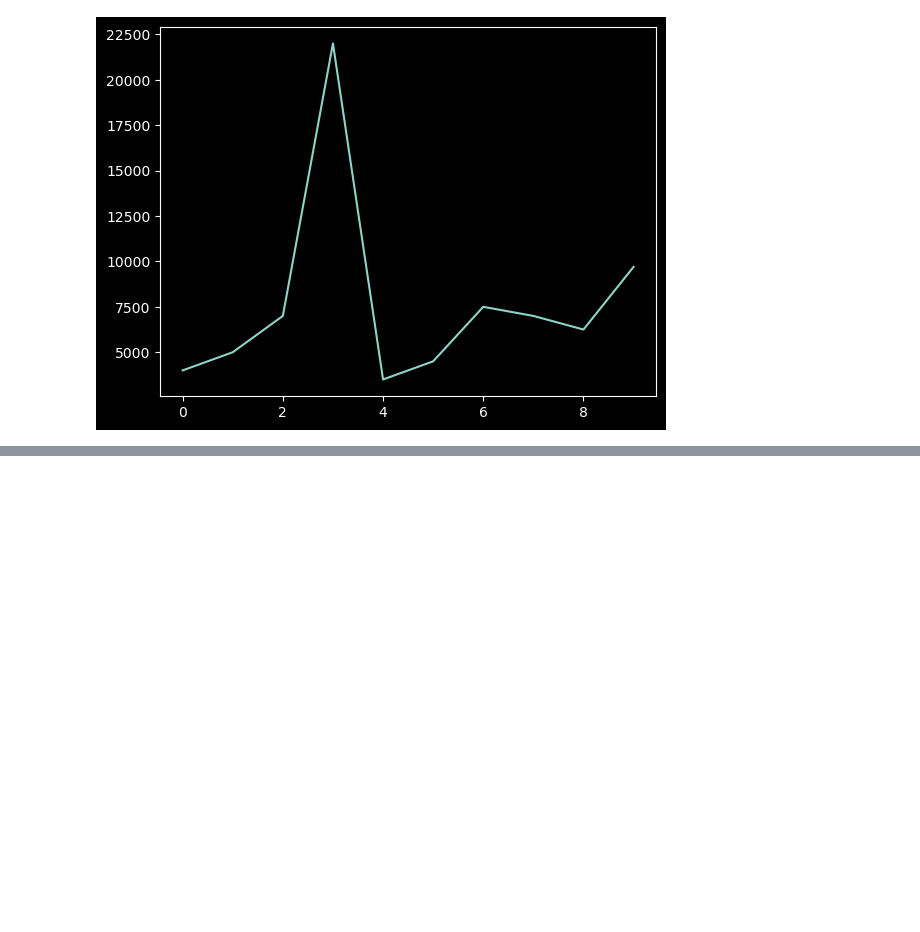
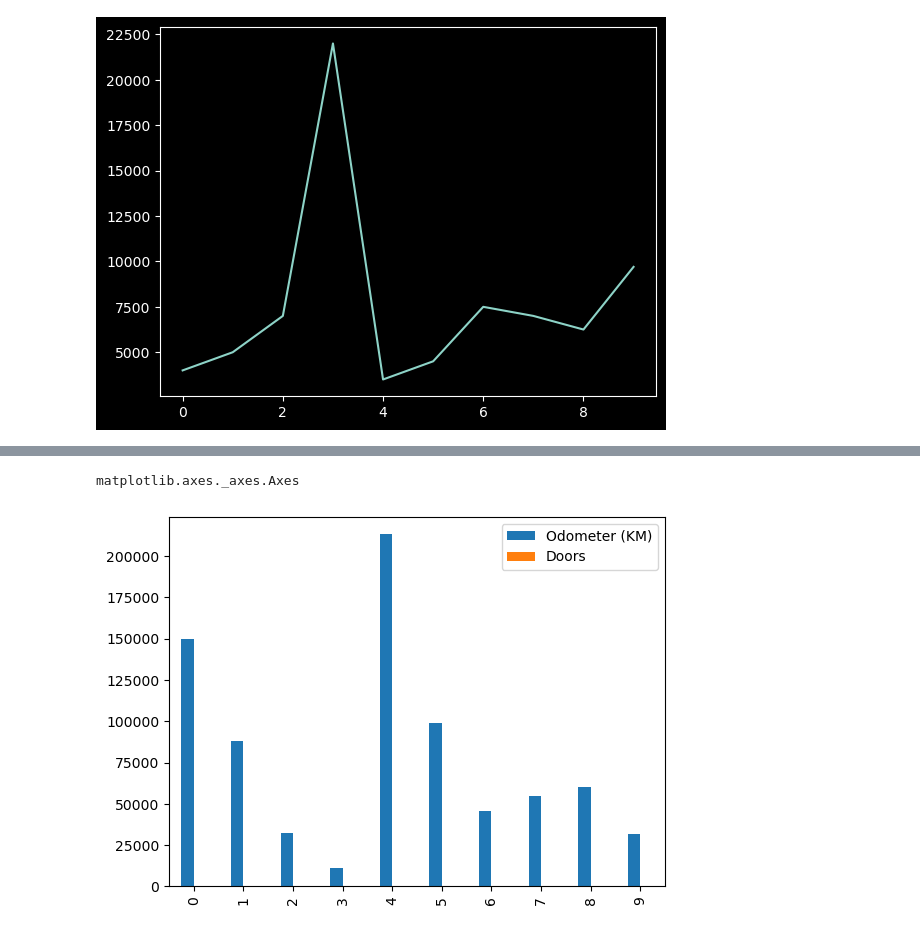
Before and after one commit to vikkastaneja/sample_project, a Jupyter notebook: IntroMatplotlib.ipynb, the cells around one changed output, grey strips where cells are left out. Saved outputs shown, nothing was run; the diff lists cells and outputs as text; code cells hidden in the pictures; blank space fills up the shorter version.

Commit message:
Final from learning Introduction to matplotlib

```diff
--- a/IntroMatplotlib.ipynb
+++ b/IntroMatplotlib.ipynb
@@ -575,0 +580,2 @@ car_sales.Price.str.replace('$','').str.replace(",","").astype("float").plot()
+# %%
+df = pd.DataFrame(car_sales)
@@ -575,0 +596,6 @@ car_sales.Price.str.replace('$','').str.replace(",","").astype("float").plot()
+# %%
+ax = df.plot(kind='bar')
+type(ax)
+# %% [output]
+matplotlib.axes._axes.Axes
+[figure, added]
```
Also changed, not shown: parts of 6 cells of this notebook.
